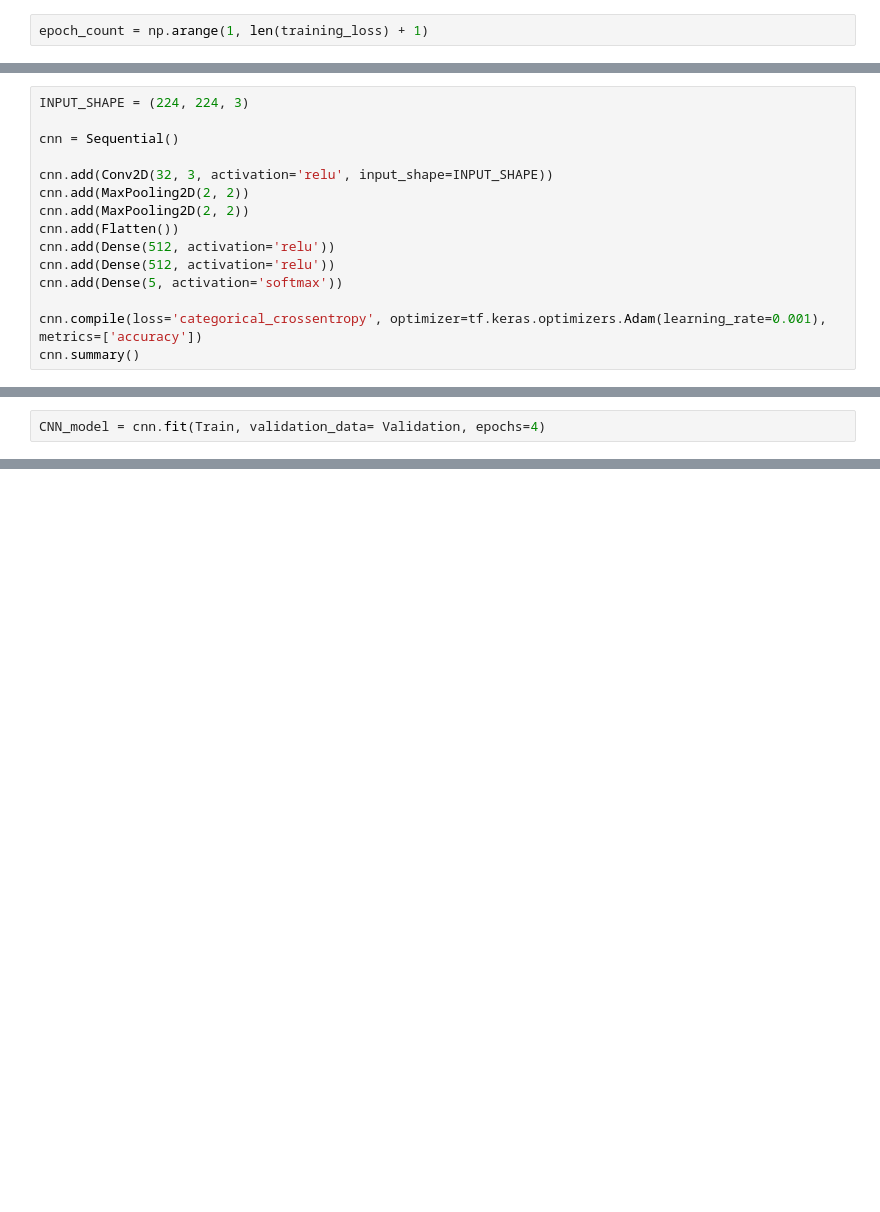
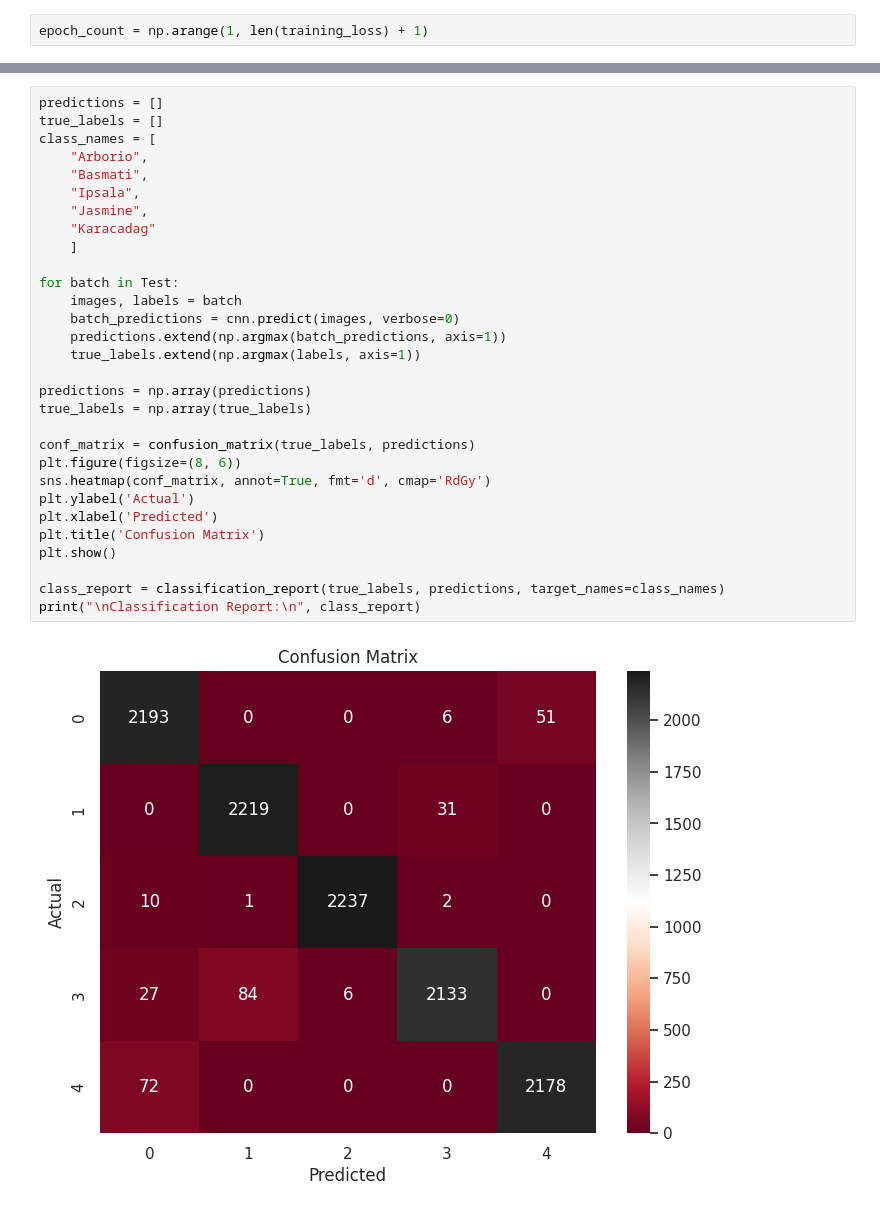
Before and after one commit to MohammadarefAhmadpoor/Rice-image-classification, a Jupyter notebook: code (Tensorflow).ipynb, the cells around one changed output, grey strips where cells are left out. Cells and saved outputs as stored; diff of their text form; blank space fills up the shorter version.

```diff
--- a/code (Tensorflow).ipynb
+++ b/code (Tensorflow).ipynb
@@ -314,15 +306,0 @@ plt.show()
-# %%
-INPUT_SHAPE = (224, 224, 3)
-
-cnn = Sequential()
-
-cnn.add(Conv2D(32, 3, activation='relu', input_shape=INPUT_SHAPE))
-cnn.add(MaxPooling2D(2, 2))
-cnn.add(MaxPooling2D(2, 2))
-cnn.add(Flatten())
-cnn.add(Dense(512, activation='relu'))
-cnn.add(Dense(512, activation='relu'))
-cnn.add(Dense(5, activation='softmax'))
-
-cnn.compile(loss='categorical_crossentropy', optimizer=tf.keras.optimizers.Adam(learning_rate=0.001), metrics=['accuracy'])
-cnn.summary()
@@ -351,2 +306,0 @@ Model: "sequential_1"
-# %%
-CNN_model = cnn.fit(Train, validation_data= Validation, epochs=4)
@@ -365,0 +345,32 @@ Final_model = tf.keras.models.load_model('CNN_Model.h5')
+# %%
+predictions = []
+true_labels = []
+class_names = [
+    "Arborio",
+    "Basmati",
+    "Ipsala",
+    "Jasmine",
+    "Karacadag"
+    ]
+
+for batch in Test:
+    images, labels = batch
+    batch_predictions = cnn.predict(images, verbose=0)
+    predictions.extend(np.argmax(batch_predictions, axis=1))
+    true_labels.extend(np.argmax(labels, axis=1))
+
+predictions = np.array(predictions)
+true_labels = np.array(true_labels)
+
+conf_matrix = confusion_matrix(true_labels, predictions)
+plt.figure(figsize=(8, 6))
+sns.heatmap(conf_matrix, annot=True, fmt='d', cmap='RdGy')
+plt.ylabel('Actual')
+plt.xlabel('Predicted')
+plt.title('Confusion Matrix')
+plt.show()
+
+class_report = classification_report(true_labels, predictions, target_names=class_names)
+print("\nClassification Report:\n", class_report)
+# %% [output]
+[figure, added]
```
Also changed, not shown: parts of 13 cells of this notebook, 14 other files.
